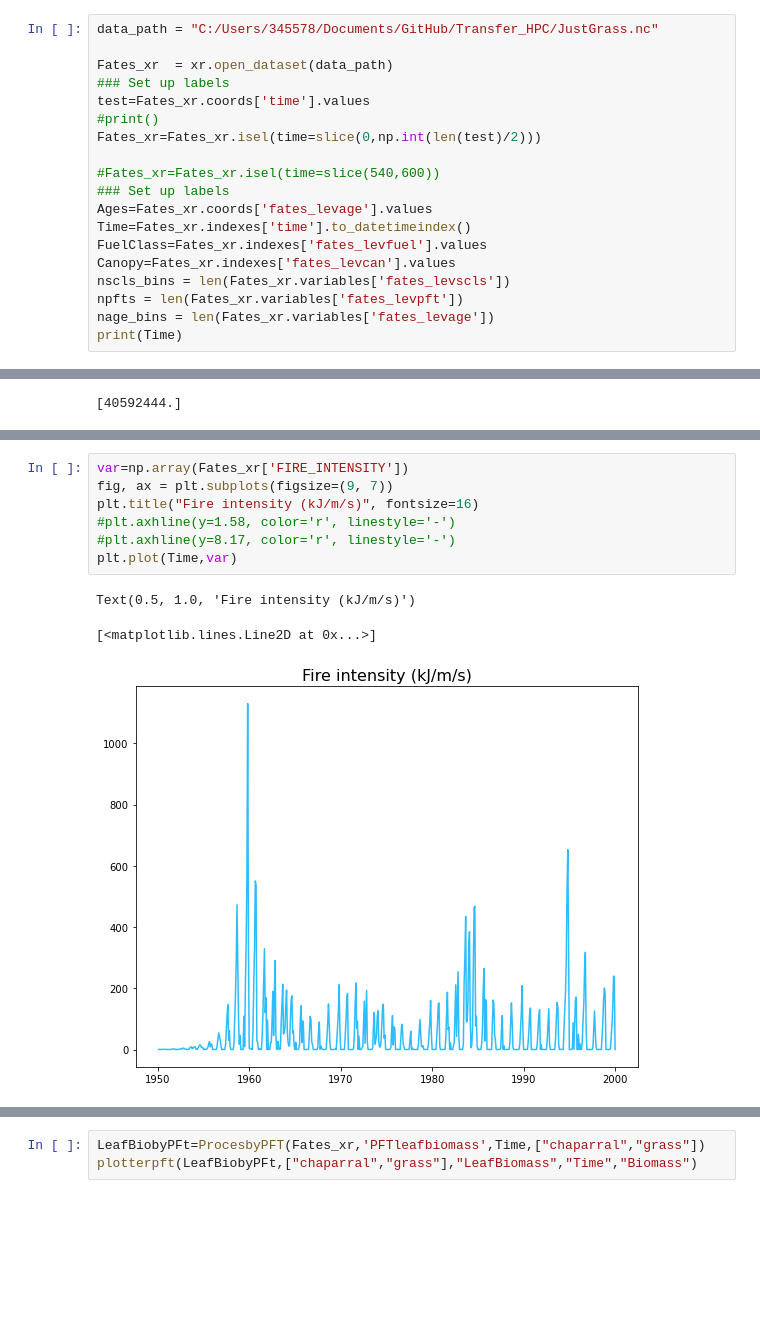
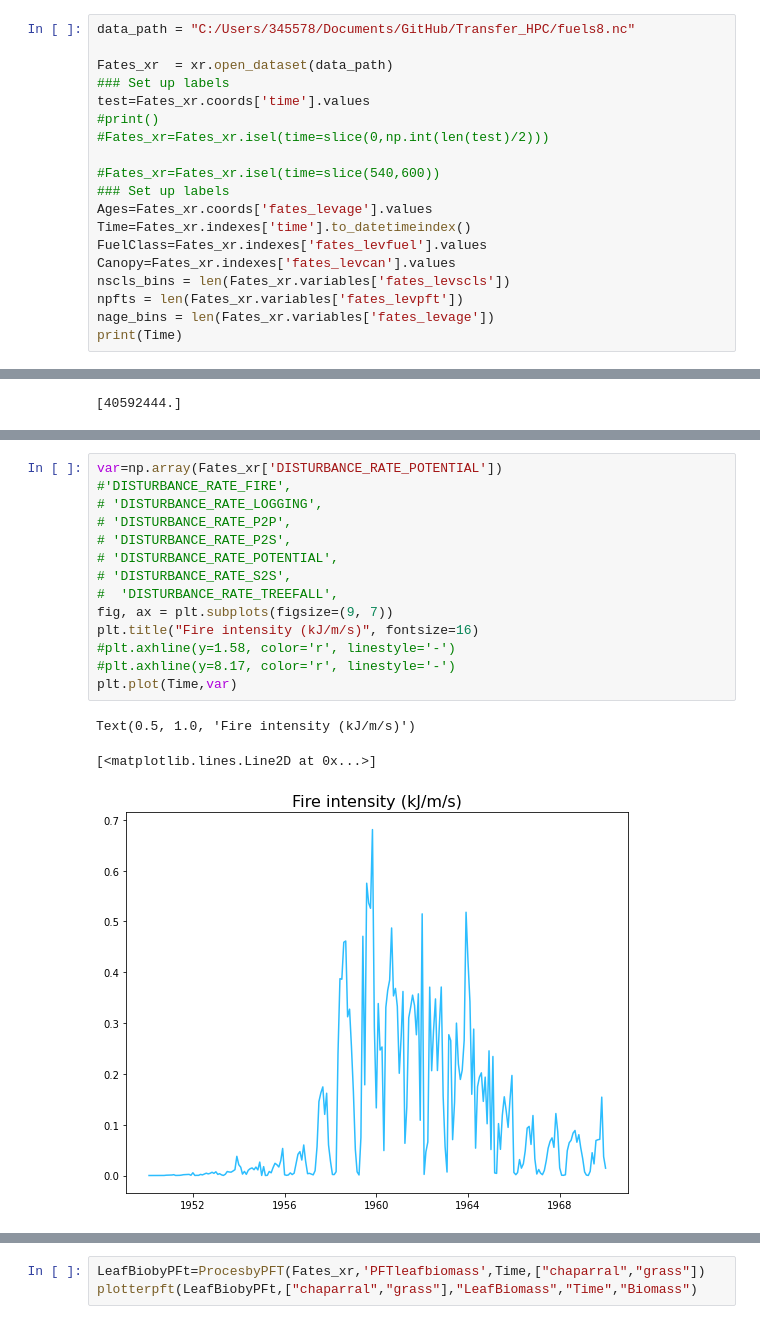
Before and after one commit to ZacharyRobbins/Transfer_HPC, a Jupyter notebook: Py_scripts/Spitfire Diag_Grass.ipynb, the cells around one changed output, grey strips where cells are left out. Drawn from its saved outputs; the diff is of its cells as text; blank space fills up the shorter version.

```diff
--- a/Py_scripts/Spitfire Diag_Grass.ipynb
+++ b/Py_scripts/Spitfire Diag_Grass.ipynb
@@ -99,13 +99,13 @@ def plotterpft(data,PFT,titlelabel,xlabel,ylabel):
     ax.set_ylabel(ylabel, labelpad=15, fontsize=20, color="#333533");
     plt.legend(bbox_to_anchor=(1.04,1),prop={'size': 20})
 # %%
-data_path = "C:/Users/345578/Documents/GitHub/Transfer_HPC/JustGrass.nc"
+data_path = "C:/Users/345578/Documents/GitHub/Transfer_HPC/fuels8.nc"
 
 Fates_xr  = xr.open_dataset(data_path)
 ### Set up labels
 test=Fates_xr.coords['time'].values
 #print()
-Fates_xr=Fates_xr.isel(time=slice(0,np.int(len(test)/2)))
+#Fates_xr=Fates_xr.isel(time=slice(0,np.int(len(test)/2)))
 
 #Fates_xr=Fates_xr.isel(time=slice(540,600))
 ### Set up labels
@@ -348,14 +347,21 @@ Text(0.5, 1.0, 'Fire ignitions per year')
 # %%
-var=np.array(Fates_xr['FIRE_INTENSITY'])
+var=np.array(Fates_xr['DISTURBANCE_RATE_POTENTIAL'])
+#'DISTURBANCE_RATE_FIRE',
+# 'DISTURBANCE_RATE_LOGGING',
+# 'DISTURBANCE_RATE_P2P',
+# 'DISTURBANCE_RATE_P2S',
+# 'DISTURBANCE_RATE_POTENTIAL',
+# 'DISTURBANCE_RATE_S2S',
+#  'DISTURBANCE_RATE_TREEFALL',
 fig, ax = plt.subplots(figsize=(9, 7))
 plt.title("Fire intensity (kJ/m/s)", fontsize=16)
 #plt.axhline(y=1.58, color='r', linestyle='-')
 #plt.axhline(y=8.17, color='r', linestyle='-')
 plt.plot(Time,var)
 # %% [output]
 Text(0.5, 1.0, 'Fire intensity (kJ/m/s)')
 [<matplotlib.lines.Line2D at 0x...>]
-[figure, old version]
+[figure, new version]
 # %%
 var=np.array(Fates_xr['FIRE_FUEL_BULKD'])
 fig, ax = plt.subplots(figsize=(9, 7))
```
Also changed, not shown: parts of 17 cells of this notebook, 12 other files.
